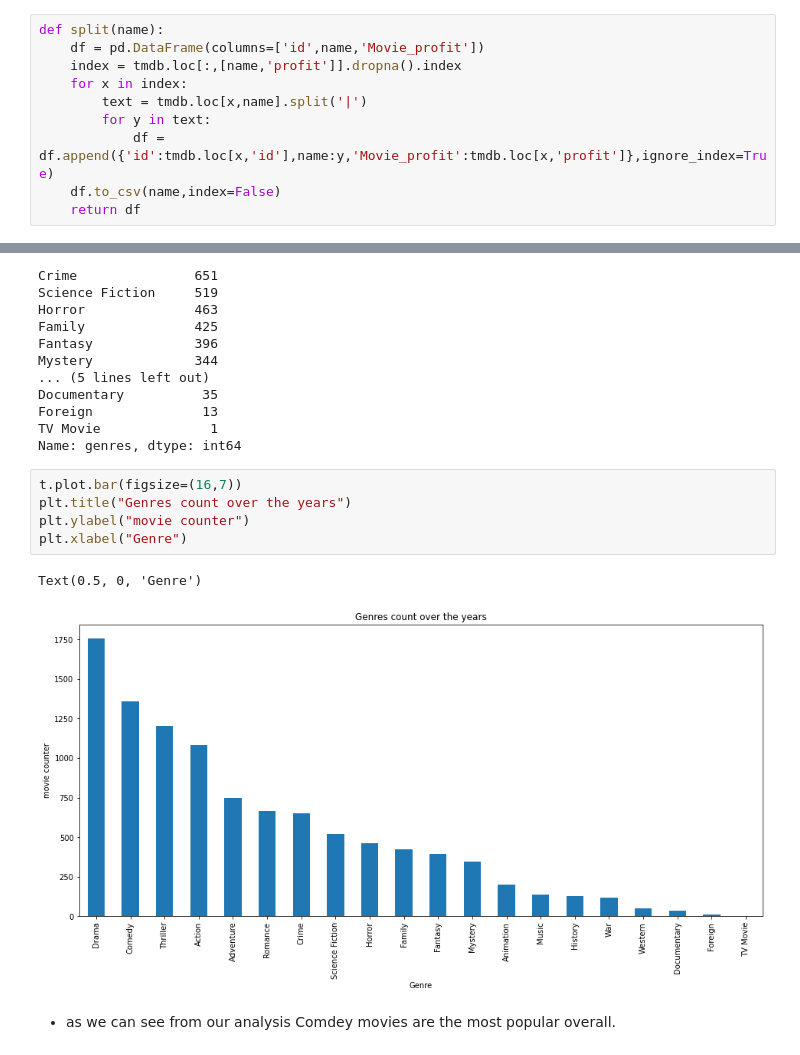
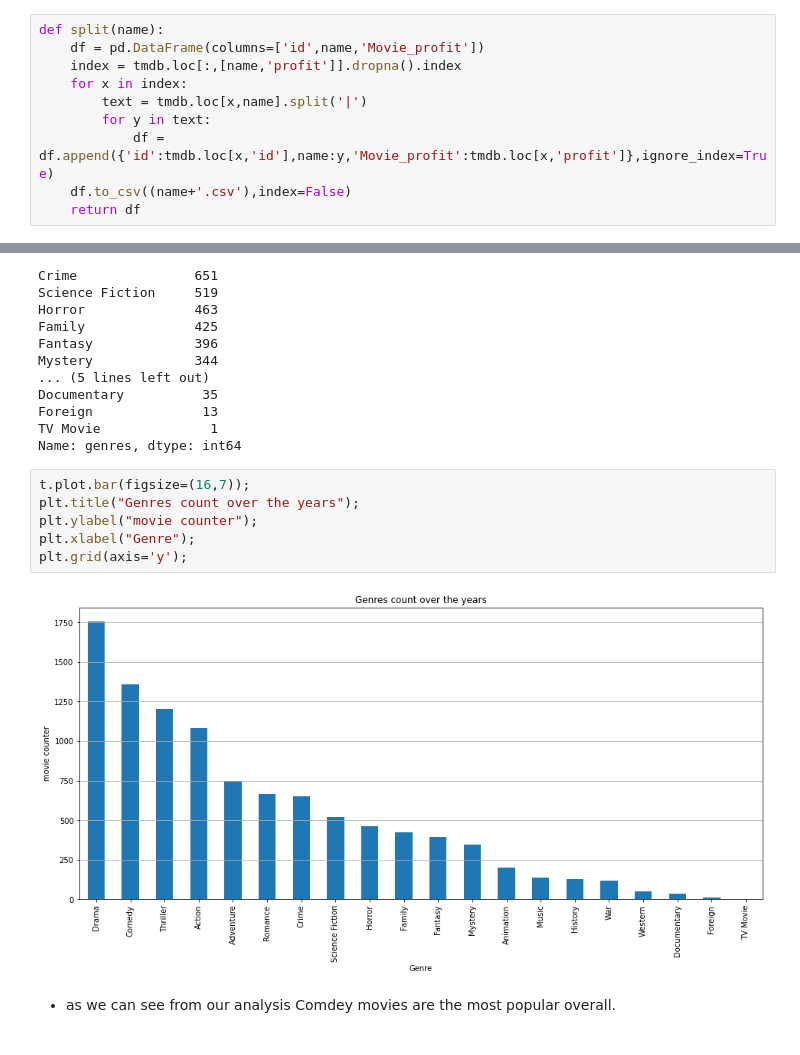
Before and after one commit to YousefSaber/Data-Analysis-Project, a Jupyter notebook: Analysis.ipynb, the cells around one changed output, grey strips where cells are left out. Saved outputs shown, nothing was run; the diff lists cells and outputs as text.

```diff
--- a/Analysis.ipynb
+++ b/Analysis.ipynb
@@ -27,7 +34,7 @@ def split(name):
         text = tmdb.loc[x,name].split('|')
         for y in text:
             df = df.append({'id':tmdb.loc[x,'id'],name:y,'Movie_profit':tmdb.loc[x,'profit']},ignore_index=True)
-    df.to_csv(name,index=False)
+    df.to_csv((name+'.csv'),index=False)
     return df
 # %%
 tmdb = pd.read_csv("tmdb-movies.csv")
@@ -224,13 +238,13 @@ Foreign              13
 TV Movie              1
 Name: genres, dtype: int64
 # %%
-t.plot.bar(figsize=(16,7))
-plt.title("Genres count over the years")
-plt.ylabel("movie counter")
-plt.xlabel("Genre")
+t.plot.bar(figsize=(16,7));
+plt.title("Genres count over the years");
+plt.ylabel("movie counter");
+plt.xlabel("Genre");
+plt.grid(axis='y');
 # %% [output]
-Text(0.5, 0, 'Genre')
-[figure, old version]
+[figure, new version]
 # %% [markdown]
 * as we can see from our analysis Comdey movies are the most popular overall.
 # %% [markdown]
```
Also changed, not shown: parts of 15 cells of this notebook, 7 other files.
